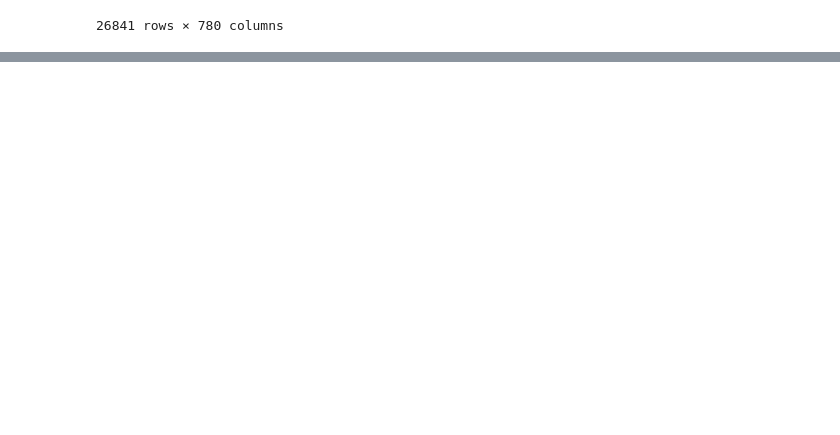
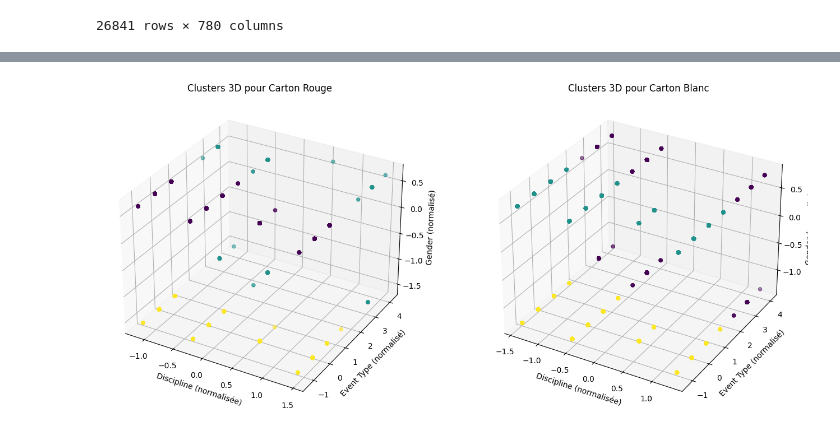
Before and after one commit to ai-mohammed/Projet-Machine-Learning-apn-e, a Jupyter notebook: Code.ipynb, the cells around one changed output, grey strips where cells are left out. Drawn from its saved outputs; the diff is of its cells as text; code cells hidden in the pictures; blank space fills up the shorter version.

```diff
--- a/Code.ipynb
+++ b/Code.ipynb
@@ -456,0 +632,62 @@ df
+# %%
+from sklearn.preprocessing import StandardScaler, LabelEncoder
+from sklearn.cluster import KMeans
+import matplotlib.pyplot as plt
+from mpl_toolkits.mplot3d import Axes3D
+
+data= df
+# Création d'une instance de StandardScaler
+scaler = StandardScaler()
+
+# Label encode categorical columns before scaling
+label_encoder_discipline = LabelEncoder()
+label_encoder_event_type = LabelEncoder()
+
+data['Discipline'] = label_encoder_discipline.fit_transform(data['Discipline'])
+data['Event Type'] = label_encoder_event_type.fit_transform(data['Event Type'])
+
+# Now you can select the columns for scaling
+selected_columns_with_gender = ['Discipline', 'Event Type', 'Gender']
+data_red_with_gender = data[data['Card'] == 'RED'][selected_columns_with_gender]
+data_white_with_gender = data[data['Card'] == 'WHITE'][selected_columns_with_gender]
+
+# Normalisation des données avec la colonne 'Gender' incluse
+data_red_with_gender_scaled = scaler.fit_transform(data_red_with_gender)
+data_white_with_gender_scaled = scaler.fit_transform(data_white_with_gender)
+
+
+# Application de K-means sur les données de carton rouge avec 'Gender'
+kmeans_red_with_gender = KMeans(n_clusters=3, random_state=42)
+kmeans_red_with_gender.fit(data_red_with_gender_scaled)
+labels_red_with_gender = kmeans_red_with_gender.labels_
+
+# Application de K-means sur les données de carton blanc avec 'Gender'
+kmeans_white_with_gender = KMeans(n_clusters=3, random_state=42)
+kmeans_white_with_gender.fit(data_white_with_gender_scaled)
+labels_white_with_gender = kmeans_white_with_gender.labels_
+
+# Création d'une nouvelle figure pour la visualisation 3D
+fig = plt.figure(figsize=(16, 8))
+
+# Visualisation pour les cartons rouges
+ax1 = fig.add_subplot(1, 2, 1, projection='3d')
+ax1.scatter(data_red_with_gender_scaled[:, 0], data_red_with_gender_scaled[:, 1], data_red_with_gender_scaled[:, 2],
+            c=labels_red_with_gender, cmap='viridis', marker='o')
+ax1.set_title("Clusters 3D pour Carton Rouge")
+ax1.set_xlabel("Discipline (normalisée)")
+ax1.set_ylabel("Event Type (normalisé)")
+ax1.set_zlabel("Gender (normalisé)")
+
+# Visualisation pour les cartons blancs
+ax2 = fig.add_subplot(1, 2, 2, projection='3d')
+ax2.scatter(data_white_with_gender_scaled[:, 0], data_white_with_gender_scaled[:, 1], data_white_with_gender_scaled[:, 2],
+            c=labels_white_with_gender, cmap='viridis', marker='o')
+ax2.set_title("Clusters 3D pour Carton Blanc")
+ax2.set_xlabel("Discipline (normalisée)")
+ax2.set_ylabel("Event Type (normalisé)")
+ax2.set_zlabel("Gender (normalisé)")
+
+# Affichage de la visualisation
+plt.show()
+# %% [output]
+[figure, added]
```
Also changed, not shown: parts of 15 cells of this notebook.
